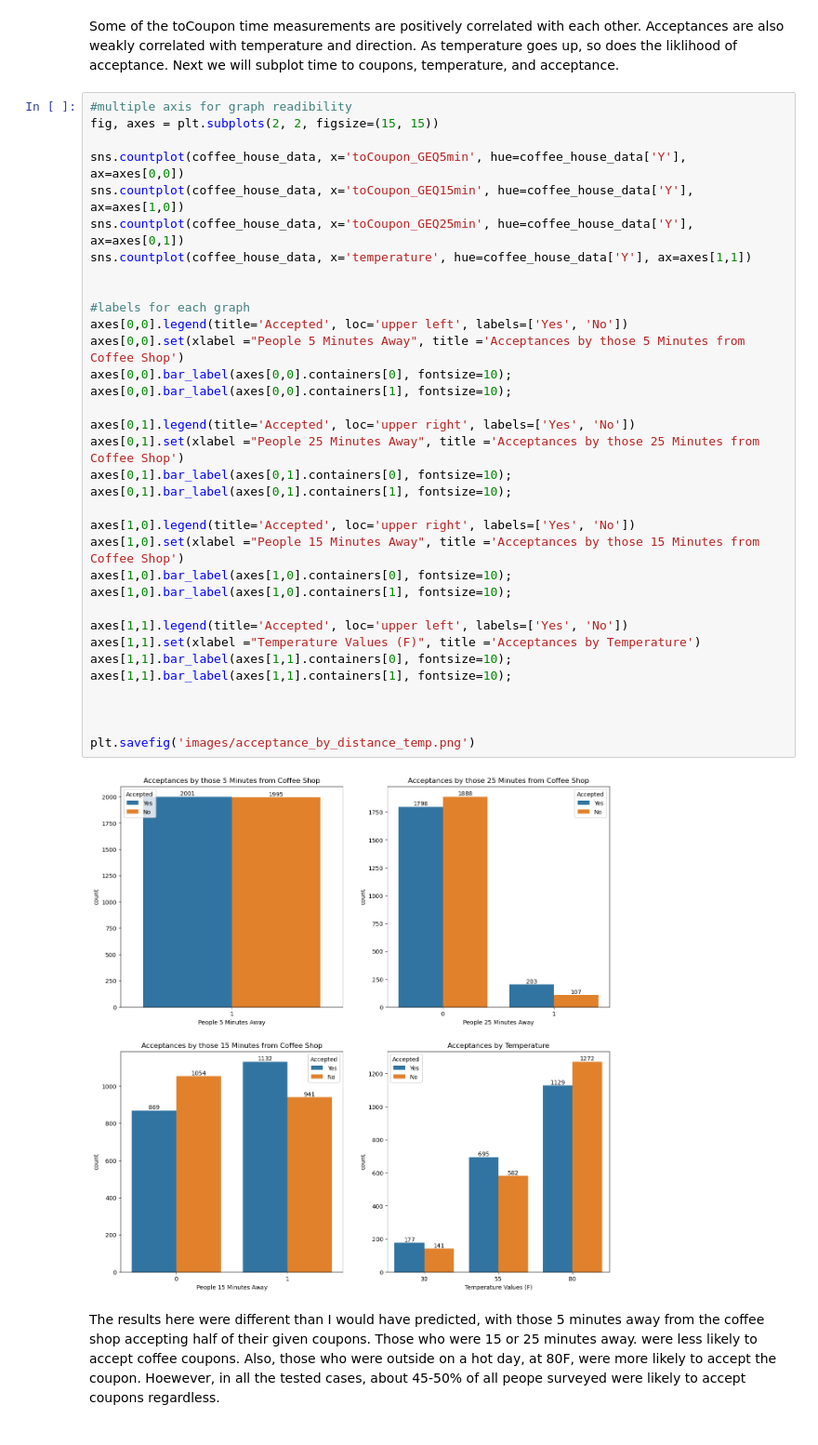
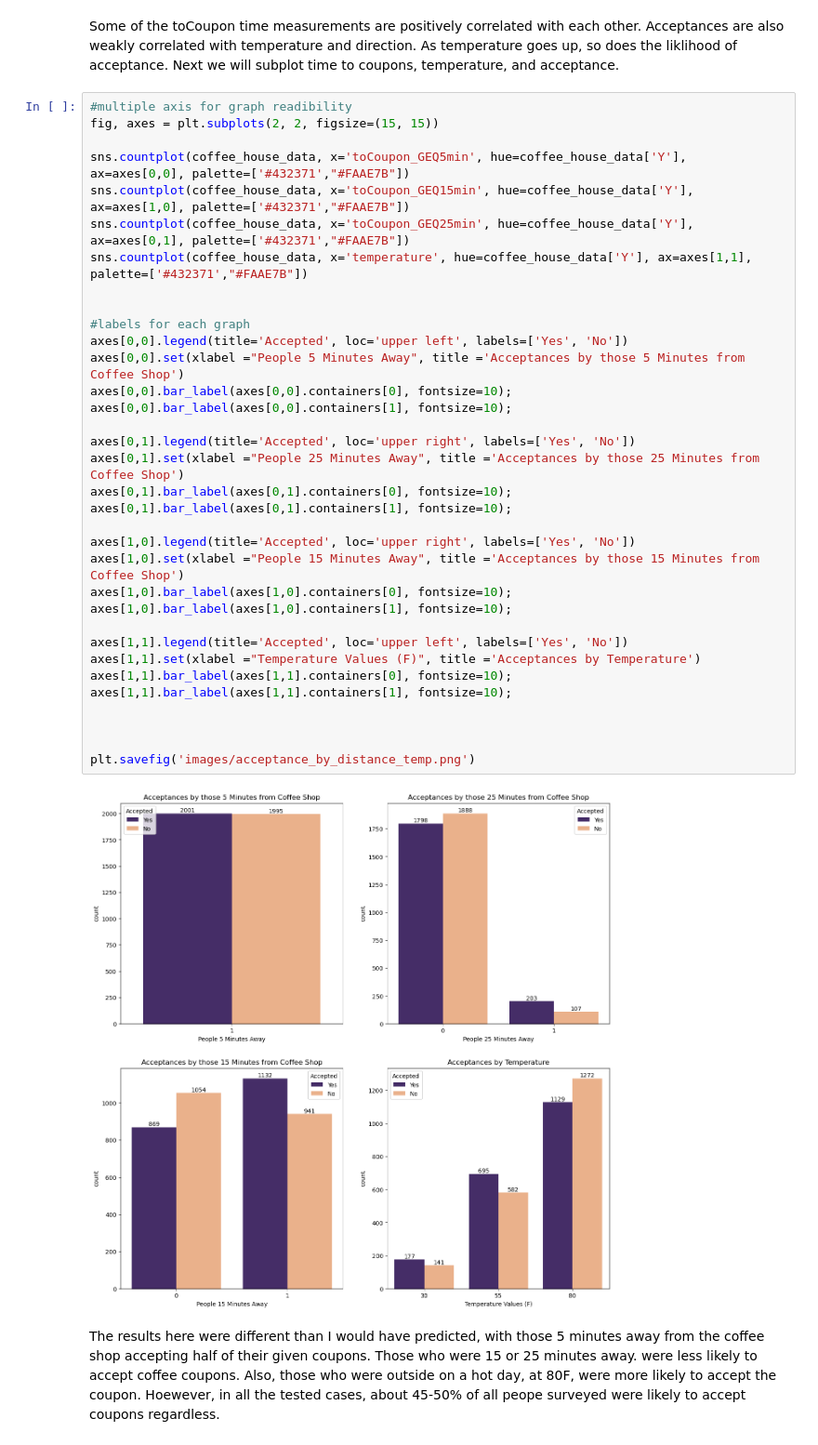
Before and after one commit to shahprincea/ml-coupon-4-customer, a Jupyter notebook: prompt.ipynb, the cells around one changed output. Shown at 93% size. Cells and saved outputs as stored; diff of their text form.

```diff
--- a/prompt.ipynb
+++ b/prompt.ipynb
@@ -329,38 +329,38 @@ Some of the toCoupon time measurements are positively correlated with each other
 #multiple axis for graph readibility
 fig, axes = plt.subplots(2, 2, figsize=(15, 15))
 
-sns.countplot(coffee_house_data, x='toCoupon_GEQ5min', hue=coffee_house_data['Y'], ax=axes[0,0])
-sns.countplot(coffee_house_data, x='toCoupon_GEQ15min', hue=coffee_house_data['Y'], ax=axes[1,0])
-sns.countplot(coffee_house_data, x='toCoupon_GEQ25min', hue=coffee_house_data['Y'], ax=axes[0,1])
-sns.countplot(coffee_house_data, x='temperature', hue=coffee_house_data['Y'], ax=axes[1,1])
+sns.countplot(coffee_house_data, x='toCoupon_GEQ5min', hue=coffee_house_data['Y'], ax=axes[0,0], palette=['#432371',"#FAAE7B"])
+sns.countplot(coffee_house_data, x='toCoupon_GEQ15min', hue=coffee_house_data['Y'], ax=axes[1,0], palette=['#432371',"#FAAE7B"])
+sns.countplot(coffee_house_data, x='toCoupon_GEQ25min', hue=coffee_house_data['Y'], ax=axes[0,1], palette=['#432371',"#FAAE7B"])
+sns.countplot(coffee_house_data, x='temperature', hue=coffee_house_data['Y'], ax=axes[1,1], palette=['#432371',"#FAAE7B"])
 
 
 #labels for each graph
 axes[0,0].legend(title='Accepted', loc='upper left', labels=['Yes', 'No'])
 axes[0,0].set(xlabel ="People 5 Minutes Away", title ='Acceptances by those 5 Minutes from Coffee Shop')
 axes[0,0].bar_label(axes[0,0].containers[0], fontsize=10);
 axes[0,0].bar_label(axes[0,0].containers[1], fontsize=10);
 
 axes[0,1].legend(title='Accepted', loc='upper right', labels=['Yes', 'No'])
 axes[0,1].set(xlabel ="People 25 Minutes Away", title ='Acceptances by those 25 Minutes from Coffee Shop')
 axes[0,1].bar_label(axes[0,1].containers[0], fontsize=10);
 axes[0,1].bar_label(axes[0,1].containers[1], fontsize=10);
 
 axes[1,0].legend(title='Accepted', loc='upper right', labels=['Yes', 'No'])
 axes[1,0].set(xlabel ="People 15 Minutes Away", title ='Acceptances by those 15 Minutes from Coffee Shop')
 axes[1,0].bar_label(axes[1,0].containers[0], fontsize=10);
 axes[1,0].bar_label(axes[1,0].containers[1], fontsize=10);
 
 axes[1,1].legend(title='Accepted', loc='upper left', labels=['Yes', 'No'])
 axes[1,1].set(xlabel ="Temperature Values (F)", title ='Acceptances by Temperature')
 axes[1,1].bar_label(axes[1,1].containers[0], fontsize=10);
 axes[1,1].bar_label(axes[1,1].containers[1], fontsize=10);
 
 
 
 plt.savefig('images/acceptance_by_distance_temp.png')
 # %% [output]
-[figure, old version]
+[figure, new version]
 # %% [markdown]
 The results here were different than I would have predicted, with those 5 minutes away from the coffee shop accepting half of their given coupons. Those who were 15 or 25 minutes away. were less likely to accept coffee coupons. Also, those who were outside on a hot day, at 80F, were more likely to accept the coupon. Hoewever, in all the tested cases, about 45-50% of all peope surveyed were likely to accept coupons regardless.
 # %%
```
Also changed, not shown: parts of 11 cells of this notebook, 8 other files.
